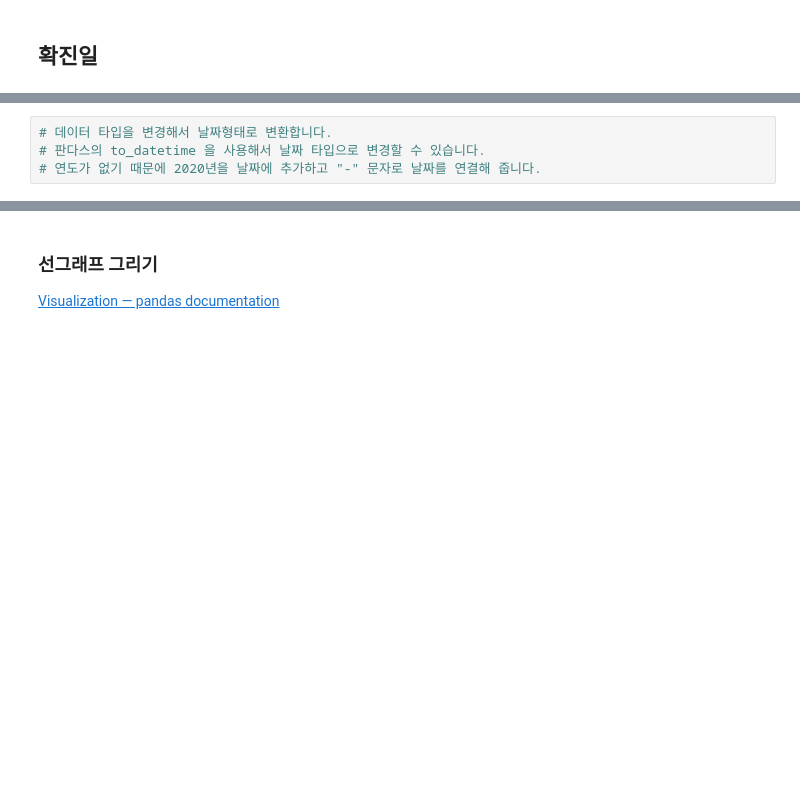
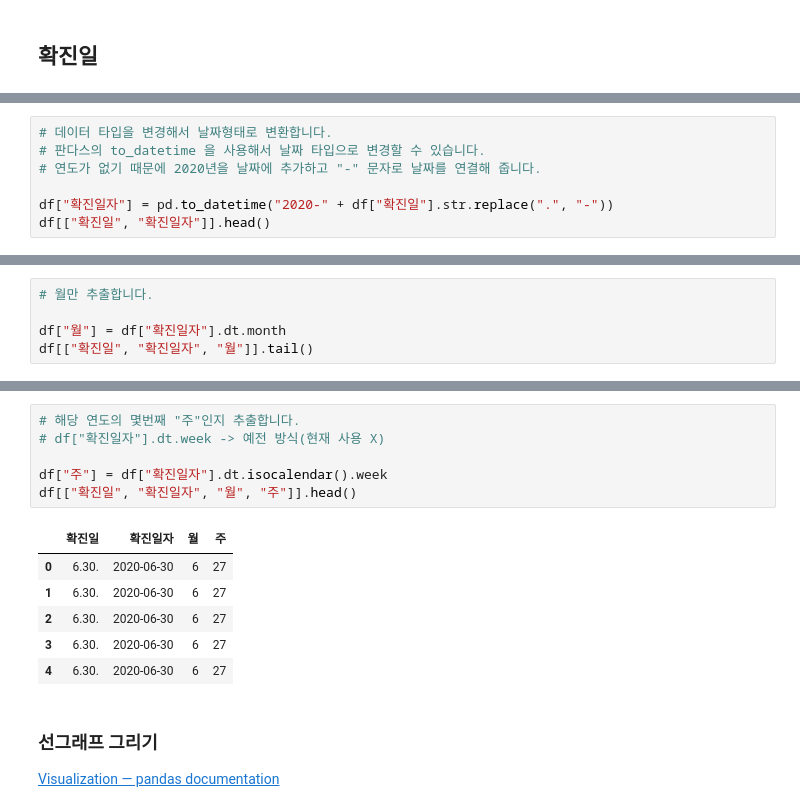
Before and after one commit to nz663633/data-analysis-viz, a Jupyter notebook: seoul-covid-19-02-eda-input.ipynb, the cells around one changed output, grey strips where cells are left out. Saved outputs shown, nothing was run; the diff lists cells and outputs as text; blank space fills up the shorter version.

```diff
--- a/seoul-covid-19-02-eda-input.ipynb
+++ b/seoul-covid-19-02-eda-input.ipynb
@@ -95,3 +127,6 @@ pd.Series([1, 3, 5, -7, 9]).plot.bar(title="한글 제목")
 # 데이터 타입을 변경해서 날짜형태로 변환합니다.
 # 판다스의 to_datetime 을 사용해서 날짜 타입으로 변경할 수 있습니다.
 # 연도가 없기 때문에 2020년을 날짜에 추가하고 "-" 문자로 날짜를 연결해 줍니다.
+
+df["확진일자"] = pd.to_datetime("2020-" + df["확진일"].str.replace(".", "-"))
+df[["확진일", "확진일자"]].head()
@@ -101,0 +140,5 @@ pd.Series([1, 3, 5, -7, 9]).plot.bar(title="한글 제목")
+# %%
+# 월만 추출합니다.
+
+df["월"] = df["확진일자"].dt.month
+df[["확진일", "확진일자", "월"]].tail()
@@ -102,3 +152,16 @@ pd.Series([1, 3, 5, -7, 9]).plot.bar(title="한글 제목")
+# %%
+# 해당 연도의 몇번째 "주"인지 추출합니다.
+# df["확진일자"].dt.week -> 예전 방식(현재 사용 X)
+
+df["주"] = df["확진일자"].dt.isocalendar().week
+df[["확진일", "확진일자", "월", "주"]].head()
+# %% [output]
+|  | 확진일 | 확진일자 | 월 | 주 |
+| 0 | 6.30. | 2020-06-30 | 6 | 27 |
+| 1 | 6.30. | 2020-06-30 | 6 | 27 |
+| 2 | 6.30. | 2020-06-30 | 6 | 27 |
+| 3 | 6.30. | 2020-06-30 | 6 | 27 |
+| 4 | 6.30. | 2020-06-30 | 6 | 27 |
 # %% [markdown]
 ### 선그래프 그리기
 [Visualization — pandas documentation](https://pandas.pydata.org/pandas-docs/stable/user_guide/visualization.html)
```
Also changed, not shown: parts of 7 cells of this notebook.
